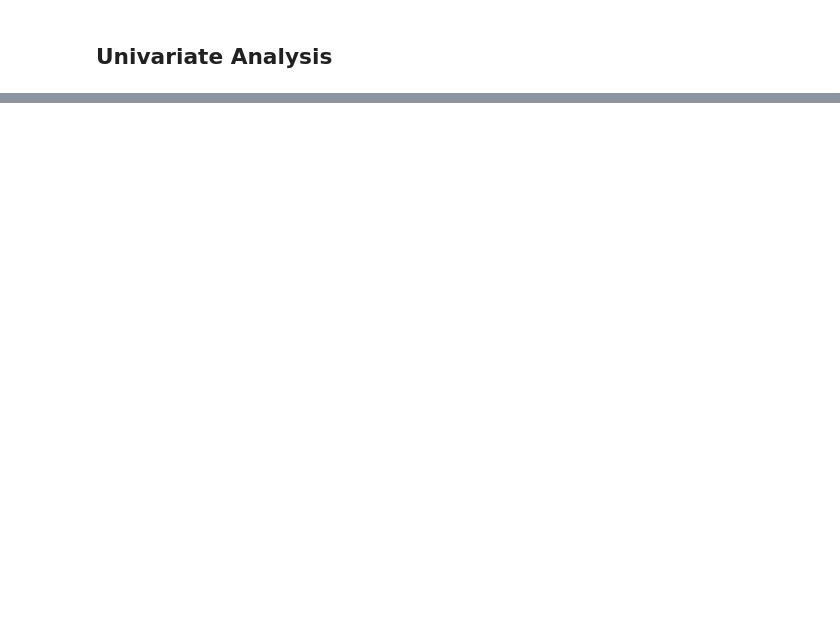
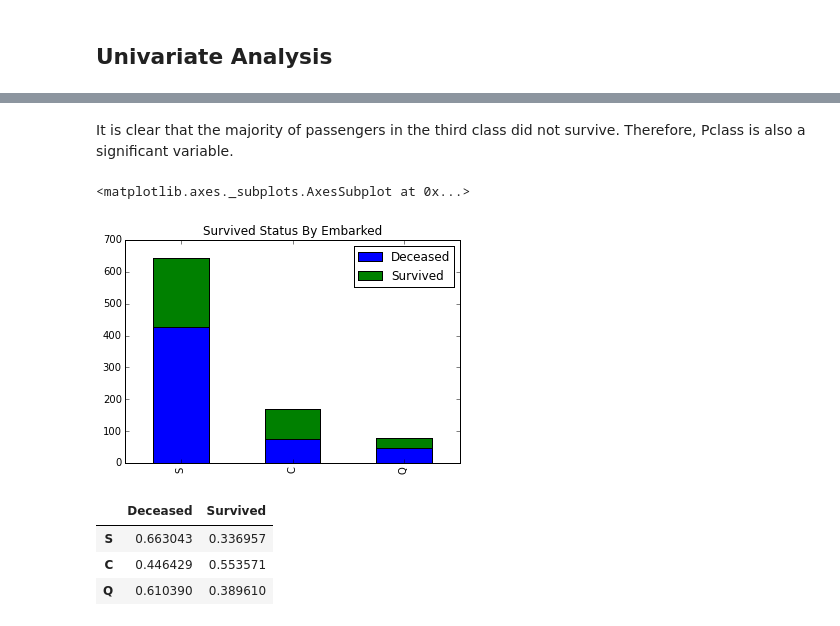
Before and after one commit to richardsun-voyager/DataAnalystNanodegreeProjects, a Jupyter notebook: TitanicDataAnalysis/TitanicDataExploration.ipynb, the cells around one changed output, grey strips where cells are left out. Cells and saved outputs as stored; diff of their text form; code cells hidden in the pictures; blank space fills up the shorter version.

```diff
--- a/TitanicDataAnalysis/TitanicDataExploration.ipynb
+++ b/TitanicDataAnalysis/TitanicDataExploration.ipynb
@@ -92,0 +201,17 @@ There are less survivors than deceased.
+# %% [markdown]
+It is clear that the majority of passengers in the third class did not survive. Therefore, Pclass is also a significant variable.
+# %%
+Survived_0 = titanic_data.Embarked[titanic_data.Survived == 0].value_counts()
+Survived_1 = titanic_data.Embarked[titanic_data.Survived == 1].value_counts()
+df = pd.DataFrame({'Survived':Survived_1,'Deceased':Survived_0})
+df.plot(kind='bar',stacked=True,title='Survived Status By Embarked')
+# %% [output]
+<matplotlib.axes._subplots.AxesSubplot at 0x...>
+[figure, added]
+# %%
+df.div(df.sum(1),axis=0)
+# %% [output]
+|  | Deceased | Survived |
+| S | 0.663043 | 0.336957 |
+| C | 0.446429 | 0.553571 |
+| Q | 0.610390 | 0.389610 |
```
Also changed, not shown: parts of 61 cells of this notebook.
